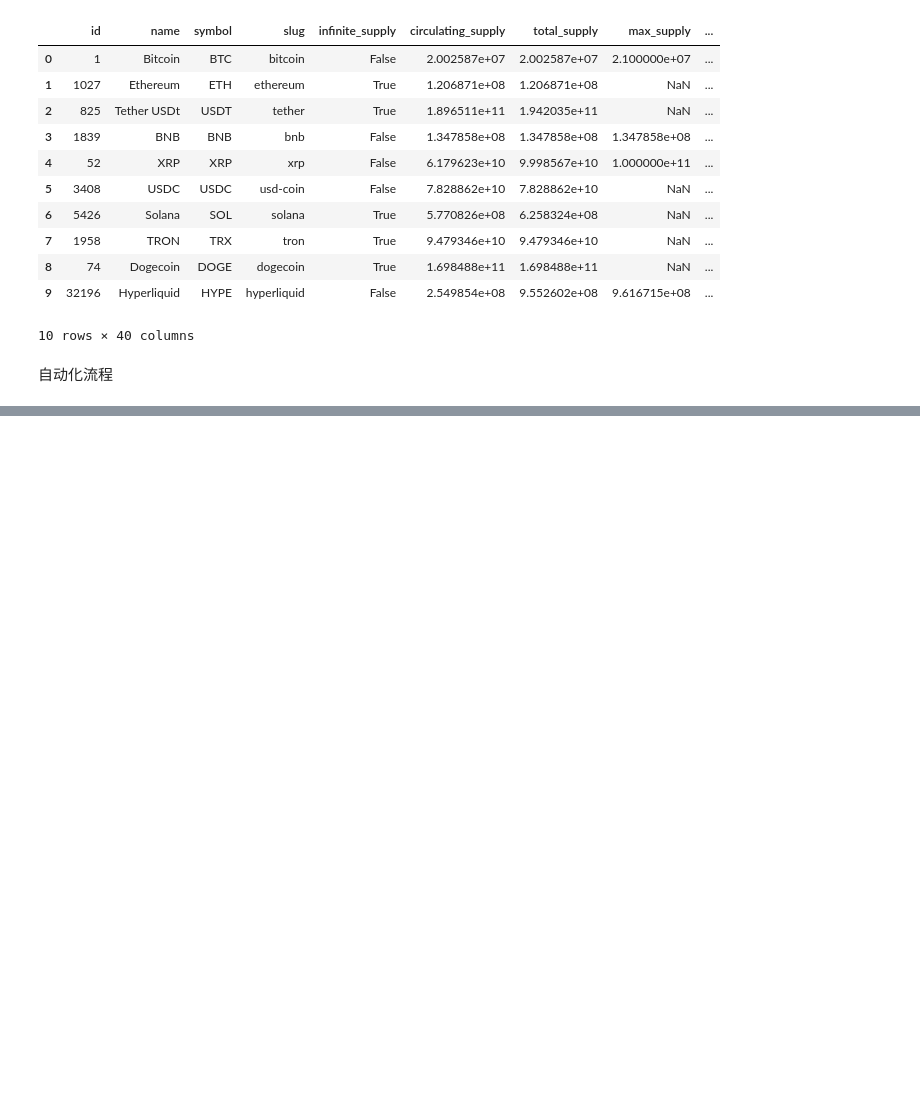
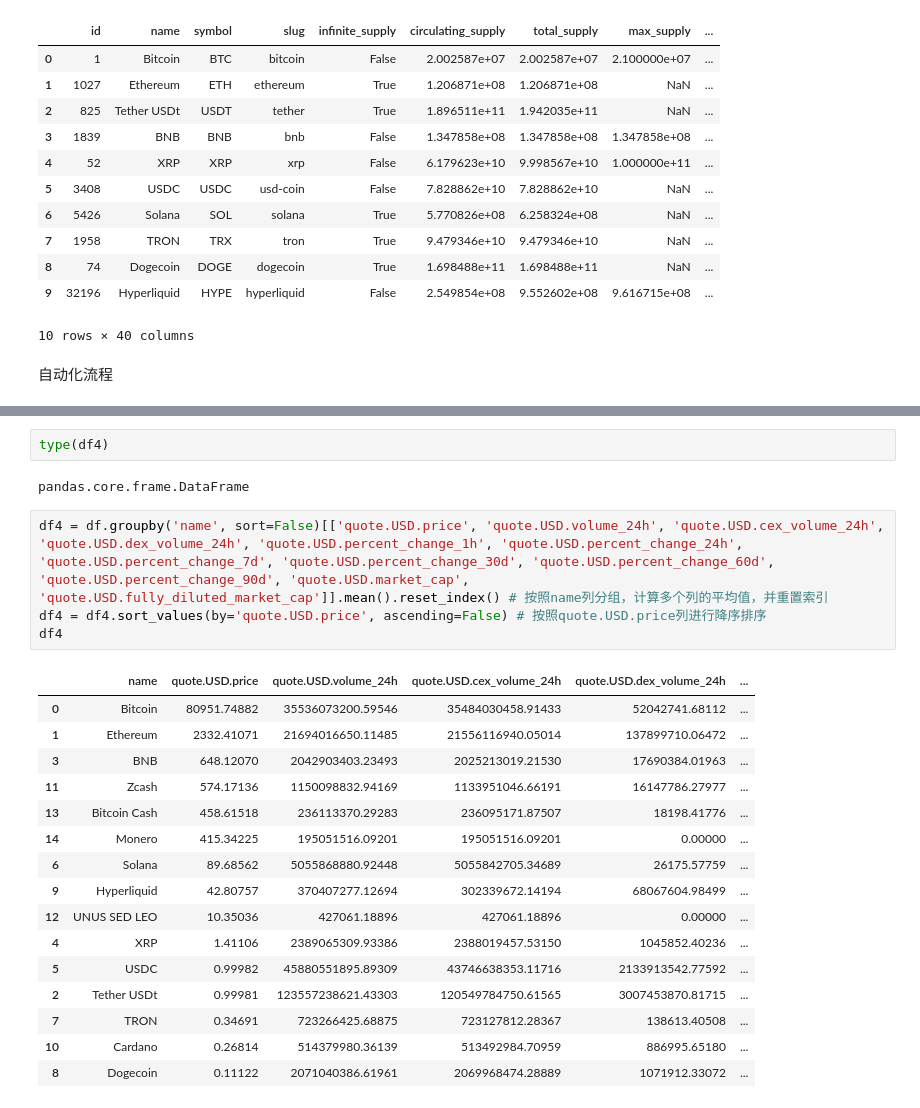
Before and after one commit to zinugamer/dataprojects, a Jupyter notebook: API_Project/API_Test.ipynb, the cells around one changed output, grey strips where cells are left out. Saved outputs shown, nothing was run; the diff lists cells and outputs as text; blank space fills up the shorter version.

```diff
--- a/API_Project/API_Test.ipynb
+++ b/API_Project/API_Test.ipynb
@@ -173,0 +269,25 @@ df
+# %%
+type(df4)
+# %% [output]
+pandas.core.frame.DataFrame
+# %%
+df4 = df.groupby('name', sort=False)[['quote.USD.price', 'quote.USD.volume_24h', 'quote.USD.cex_volume_24h', 'quote.USD.dex_volume_24h', 'quote.USD.percent_change_1h', 'quote.USD.percent_change_24h', 'quote.USD.percent_change_7d', 'quote.USD.percent_change_30d', 'quote.USD.percent_change_60d', 'quote.USD.percent_change_90d', 'quote.USD.market_cap', 'quote.USD.fully_diluted_market_cap']].mean().reset_index() # 按照name列分组，计算多个列的平均值，并重置索引
+df4 = df4.sort_values(by='quote.USD.price', ascending=False) # 按照quote.USD.price列进行降序排序
+df4
+# %% [output]
+|  | name | quote.USD.price | quote.USD.volume_24h | quote.USD.cex_volume_24h | quote.USD.dex_volume_24h | ... |
+| 0 | Bitcoin | 80951.74882 | 35536073200.59546 | 35484030458.91433 | 52042741.68112 | ... |
+| 1 | Ethereum | 2332.41071 | 21694016650.11485 | 21556116940.05014 | 137899710.06472 | ... |
+| 3 | BNB | 648.12070 | 2042903403.23493 | 2025213019.21530 | 17690384.01963 | ... |
+| 11 | Zcash | 574.17136 | 1150098832.94169 | 1133951046.66191 | 16147786.27977 | ... |
+| 13 | Bitcoin Cash | 458.61518 | 236113370.29283 | 236095171.87507 | 18198.41776 | ... |
+| 14 | Monero | 415.34225 | 195051516.09201 | 195051516.09201 | 0.00000 | ... |
+| 6 | Solana | 89.68562 | 5055868880.92448 | 5055842705.34689 | 26175.57759 | ... |
+| 9 | Hyperliquid | 42.80757 | 370407277.12694 | 302339672.14194 | 68067604.98499 | ... |
+| 12 | UNUS SED LEO | 10.35036 | 427061.18896 | 427061.18896 | 0.00000 | ... |
+| 4 | XRP | 1.41106 | 2389065309.93386 | 2388019457.53150 | 1045852.40236 | ... |
+| 5 | USDC | 0.99982 | 45880551895.89309 | 43746638353.11716 | 2133913542.77592 | ... |
+| 2 | Tether USDt | 0.99981 | 123557238621.43303 | 120549784750.61565 | 3007453870.81715 | ... |
+| 7 | TRON | 0.34691 | 723266425.68875 | 723127812.28367 | 138613.40508 | ... |
+| 10 | Cardano | 0.26814 | 514379980.36139 | 513492984.70959 | 886995.65180 | ... |
+| 8 | Dogecoin | 0.11122 | 2071040386.61961 | 2069968474.28889 | 1071912.33072 | ... |
```
Also changed, not shown: parts of 31 cells of this notebook, 24 other files.
